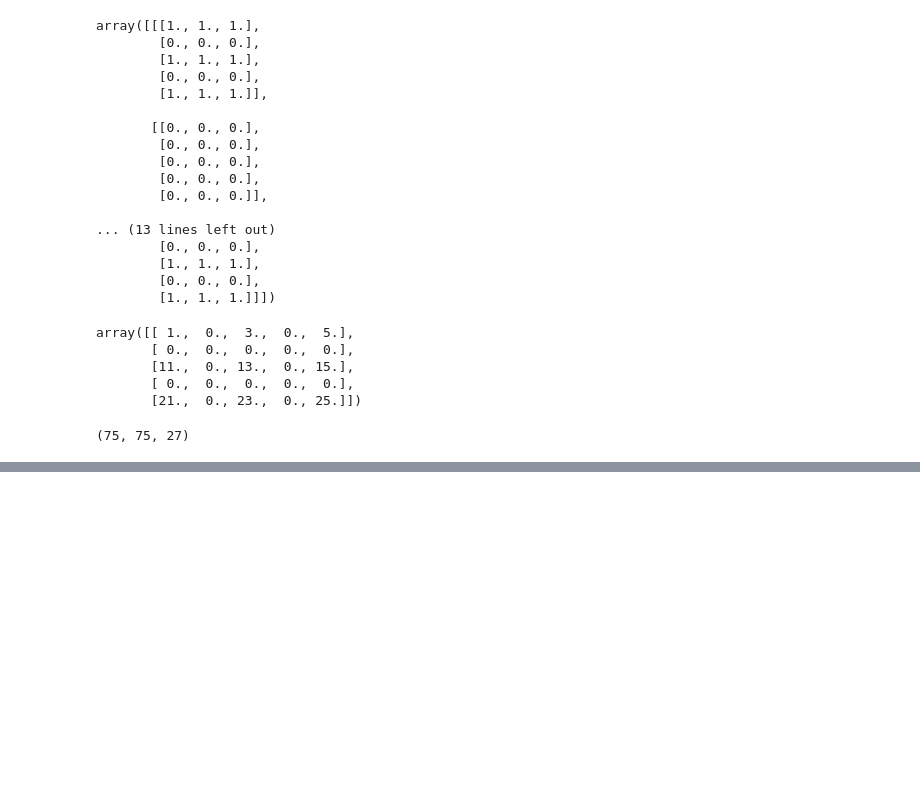
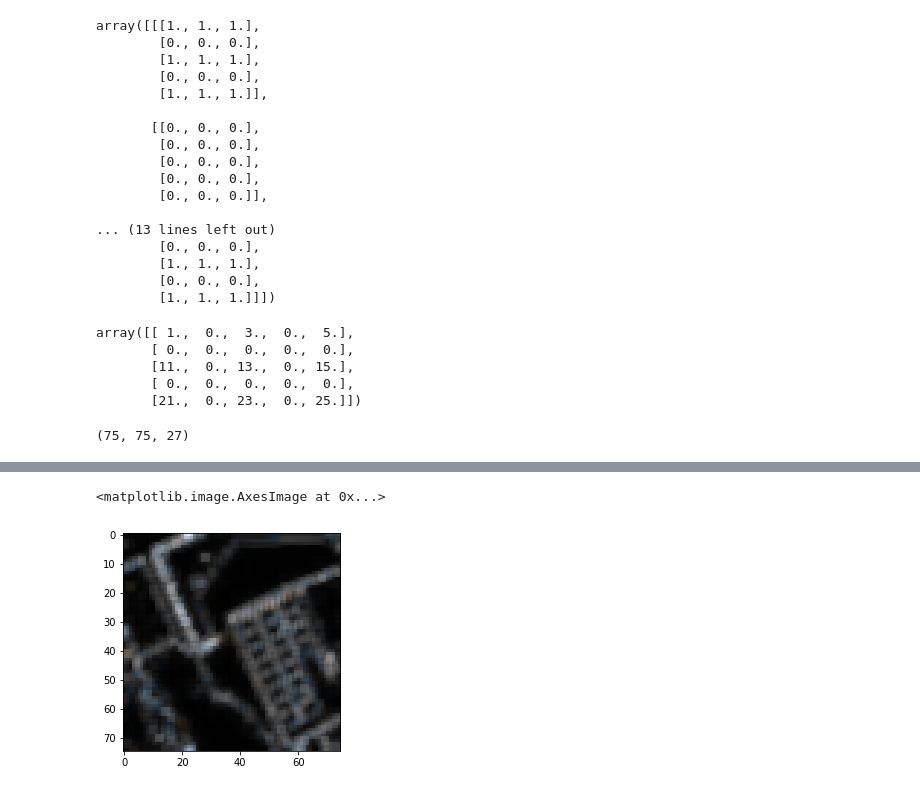
Before and after one commit to thinkpractice/DeepSolaris, a Jupyter notebook: Panel Detection.ipynb, the cells around one changed output, grey strips where cells are left out. Drawn from its saved outputs; the diff is of its cells as text; code cells hidden in the pictures; blank space fills up the shorter version.

```diff
--- a/Panel Detection.ipynb
+++ b/Panel Detection.ipynb
@@ -121,0 +141,8 @@ output.shape
+# %%
+from scipy import ndimage
+
+avg_kernel_3d = np.ones((3, 3, 3), dtype=np.float32)
+avg_kernel_3d /= 9
+
+x2_sum_avg = ndimage.convolve(x2_min_avg, avg_kernel_3d)
+x2_sum_avg
@@ -121,0 +167,4 @@ output.shape
+# %%
+std_image = np.sqrt(x2_sum_avg)
+std_image
+#plt.imshow(normalize_image(std_image))
@@ -121,0 +189,14 @@ output.shape
+# %%
+def std_image(image):
+    average = avg_image(image)
+    x2_min_avg = (image - average) * (image - average);
+    avg_kernel_3d = np.ones((3, 3, 3), dtype=np.float32)
+    avg_kernel_3d /= 9
+    conv_image = ndimage.convolve(x2_min_avg, avg_kernel_3d)
+    return np.sqrt(conv_image)
+# %%
+std = std_image(orig)
+plt.imshow(normalize_image(std))
+# %% [output]
+<matplotlib.image.AxesImage at 0x...>
+[figure, added]
```
Also changed, not shown: parts of 5 cells of this notebook.
